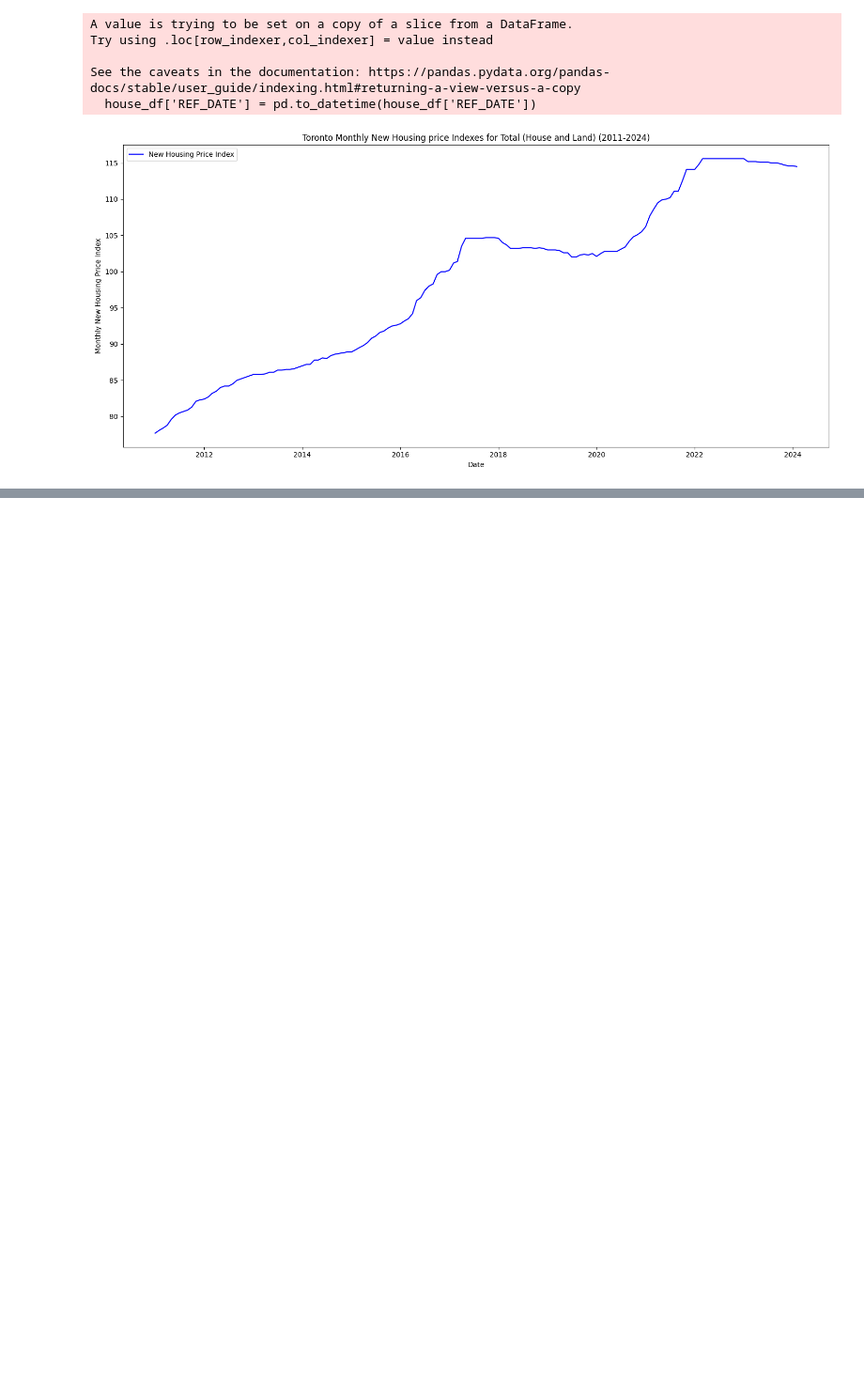
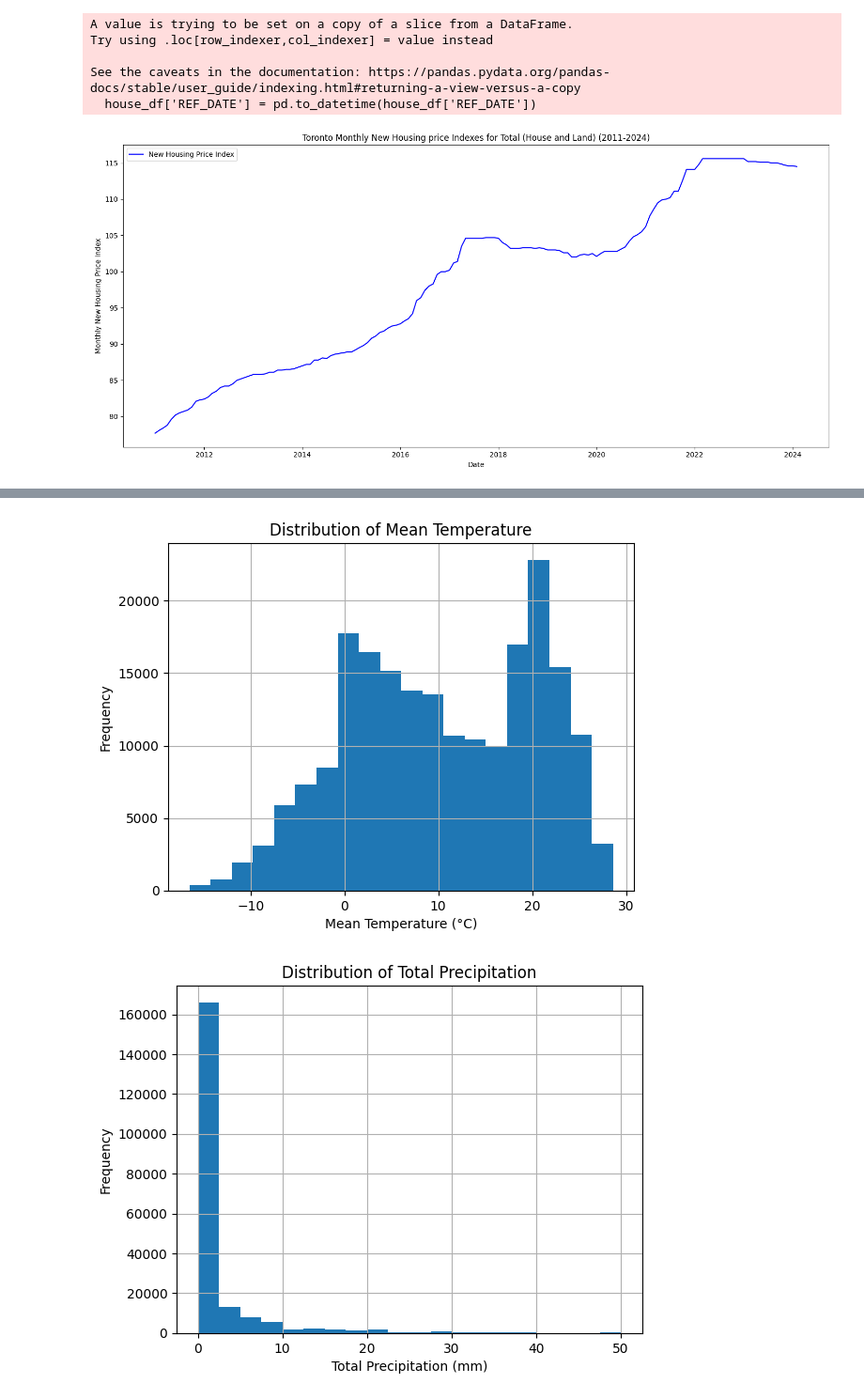
Before and after one commit to Tomasdfgh/RBCs_Borealis_AIs_Shelter_Occupancy_Forecast, a Jupyter notebook: Data_Visualization.ipynb, the cells around one changed output, grey strips where cells are left out. Shown at 94% size. Cells and saved outputs as stored; diff of their text form; code cells hidden in the pictures; blank space fills up the shorter version.

```diff
--- a/Data_Visualization.ipynb
+++ b/Data_Visualization.ipynb
@@ -51,7 +51,7 @@ bed_capacity_df = combined_df[combined_df['CAPACITY_TYPE'] == 'Bed Based Capacit
 room_capacity_df = combined_df[combined_df['CAPACITY_TYPE'] == 'Room Based Capacity'].copy()
 
 # Removing unnecessary columns
-columns_to_drop = ['_id', 'ORGANIZATION_ID', 'SHELTER_ID', 'LOCATION_POSTAL_CODE', 'PROGRAM_ID', 'SECTOR', 'PROGRAM_MODEL', 'SERVICE_USER_COUNT', 'OVERNIGHT_SERVICE_TYPE', 'PROGRAM_AREA', 'ORGANIZATION_NAME', 'SHELTER_GROUP', 'LOCATION_NAME', 'LOCATION_ADDRESS', 'LOCATION_CITY', 'LOCATION_PROVINCE', 'PROGRAM_NAME']
+columns_to_drop = ['_id', 'SHELTER_ID', 'PROGRAM_ID', 'SECTOR', 'PROGRAM_MODEL', 'SERVICE_USER_COUNT', 'OVERNIGHT_SERVICE_TYPE', 'PROGRAM_AREA', 'ORGANIZATION_NAME', 'SHELTER_GROUP', 'LOCATION_NAME', 'LOCATION_ADDRESS', 'LOCATION_CITY', 'LOCATION_PROVINCE', 'PROGRAM_NAME']
 bed_columns_to_drop = ['CAPACITY_ACTUAL_ROOM', 'CAPACITY_FUNDING_ROOM', 'OCCUPIED_ROOMS', 'UNOCCUPIED_ROOMS', 'UNAVAILABLE_ROOMS', 'OCCUPANCY_RATE_ROOMS']
 room_columns_to_drop = ['CAPACITY_ACTUAL_BED', 'CAPACITY_FUNDING_BED', 'OCCUPIED_BEDS', 'UNOCCUPIED_BEDS', 'UNAVAILABLE_BEDS', 'OCCUPANCY_RATE_BEDS']
 
@@ -367,0 +372,24 @@ plt.show()
+# %%
+# columns_to_drop = ['CAPACITY_FUNDING_ROOM', 'OCCUPIED_ROOMS', 'UNOCCUPIED_ROOMS', 'CAPACITY_ACTUAL_ROOM', 'UNAVAILABLE_ROOMS']
+# room_capacity_df = room_capacity_df.drop(columns_to_drop, axis=1)
+
+# Merge shelter_data and weather_data on the date
+merged_data = pd.merge(room_capacity_df, weather_df, left_on='OCCUPANCY_DATE', right_on='Date/Time', how='left')
+
+# Merging with housing data
+merged_data['YEAR_MONTH'] = merged_data['OCCUPANCY_DATE'].dt.to_period('M')
+house_df['YEAR_MONTH'] = house_df['REF_DATE'].dt.to_period('M')
+final_merged_data = pd.merge(merged_data, house_df, on='YEAR_MONTH', how='left')
+
+# Selecting relevant columns, assuming you might not need all the merged columns
+final_data = final_merged_data[['OCCUPANCY_DATE', 'OCCUPANCY_RATE_ROOMS', 'LOCATION_ID', 'ORGANIZATION_ID', 'LOCATION_POSTAL_CODE', 'Mean Temp (°C)', 'Total Precip (mm)', 'VALUE']]
+
+# Renaming columns for standard look
+final_data.rename(columns={'Mean Temp (°C)': 'AVG_TEMP', 'Total Precip (mm)': 'TOTAL_PRECIP', 'VALUE': 'HOUSING_PRICE_INDEX'}, inplace=True)
+
+# Label Encoding
+label_encoder = LabelEncoder()
+
+final_data['LOCATION_POSTAL_CODE'] = label_encoder.fit_transform(final_data['LOCATION_POSTAL_CODE'])
+
+print(final_data.head())
@@ -367,0 +460,17 @@ plt.show()
+# %%
+# Histogram for Mean Temperature
+final_data['AVG_TEMP'].hist(bins=20)
+plt.title('Distribution of Mean Temperature')
+plt.xlabel('Mean Temperature (°C)')
+plt.ylabel('Frequency')
+plt.show()
+
+# Histogram for Total Precipitation
+final_data['TOTAL_PRECIP'].hist(bins=20)
+plt.title('Distribution of Total Precipitation')
+plt.xlabel('Total Precipitation (mm)')
+plt.ylabel('Frequency')
+plt.show()
+# %% [output]
+[figure, added]
+[figure, added]
```
Also changed, not shown: parts of 17 cells of this notebook.
